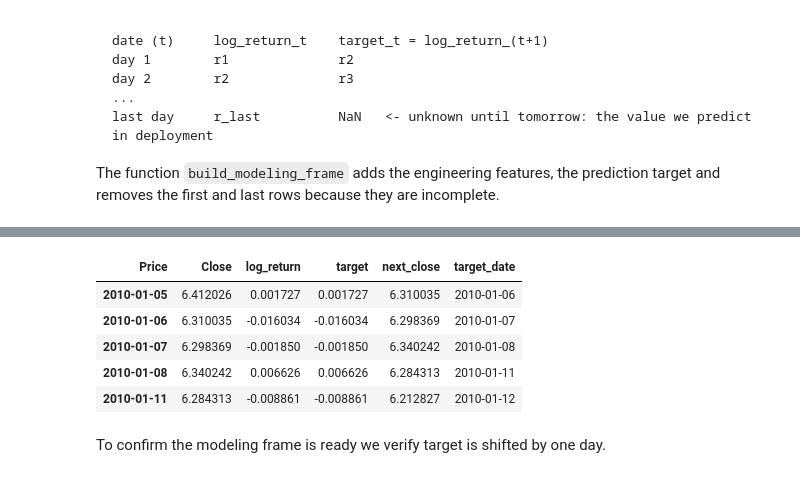
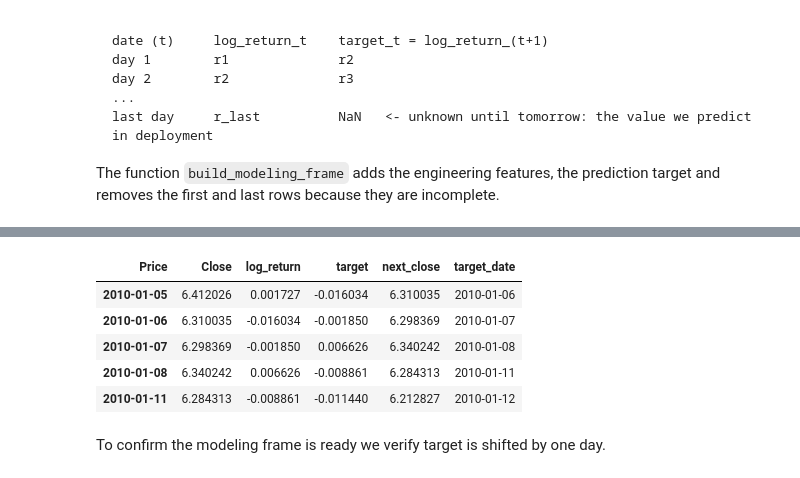
Before and after one commit to wences-psu/Stock_Price_DL, a Jupyter notebook: notebooks/02_data_preparation.ipynb, the cells around one changed output, grey strips where cells are left out. Saved outputs shown, nothing was run; the diff lists cells and outputs as text; code cells hidden in the pictures.

```diff
--- a/notebooks/02_data_preparation.ipynb
+++ b/notebooks/02_data_preparation.ipynb
@@ -109,17 +257,14 @@ The function `build_modeling_frame` adds the engineering features, the predictio
 # %%
-""" Build the modeling frame with features and target, removing incomplete rows.
-"""
-from src.features import build_modeling_frame
-
+""" Build the modeling frame with features and target, removing incomplete rows. """
 frame = build_modeling_frame(apple_df)   # features + target, incomplete rows removed
 frame[["Close", "log_return", "target", "next_close", "target_date"]].head()
 # %% [output]
 | Price | Close | log_return | target | next_close | target_date |
-| 2010-01-05 | 6.412026 | 0.001727 | 0.001727 | 6.310035 | 2010-01-06 |
-| 2010-01-06 | 6.310035 | -0.016034 | -0.016034 | 6.298369 | 2010-01-07 |
-| 2010-01-07 | 6.298369 | -0.001850 | -0.001850 | 6.340242 | 2010-01-08 |
-| 2010-01-08 | 6.340242 | 0.006626 | 0.006626 | 6.284313 | 2010-01-11 |
-| 2010-01-11 | 6.284313 | -0.008861 | -0.008861 | 6.212827 | 2010-01-12 |
+| 2010-01-05 | 6.412026 | 0.001727 | -0.016034 | 6.310035 | 2010-01-06 |
+| 2010-01-06 | 6.310035 | -0.016034 | -0.001850 | 6.298369 | 2010-01-07 |
+| 2010-01-07 | 6.298369 | -0.001850 | 0.006626 | 6.340242 | 2010-01-08 |
+| 2010-01-08 | 6.340242 | 0.006626 | -0.008861 | 6.284313 | 2010-01-11 |
+| 2010-01-11 | 6.284313 | -0.008861 | -0.011440 | 6.212827 | 2010-01-12 |
 # %% [markdown]
 To confirm the modeling frame is ready we verify target is shifted by one day.
 # %%
```
Also changed, not shown: parts of 33 cells of this notebook, 9 other files.
